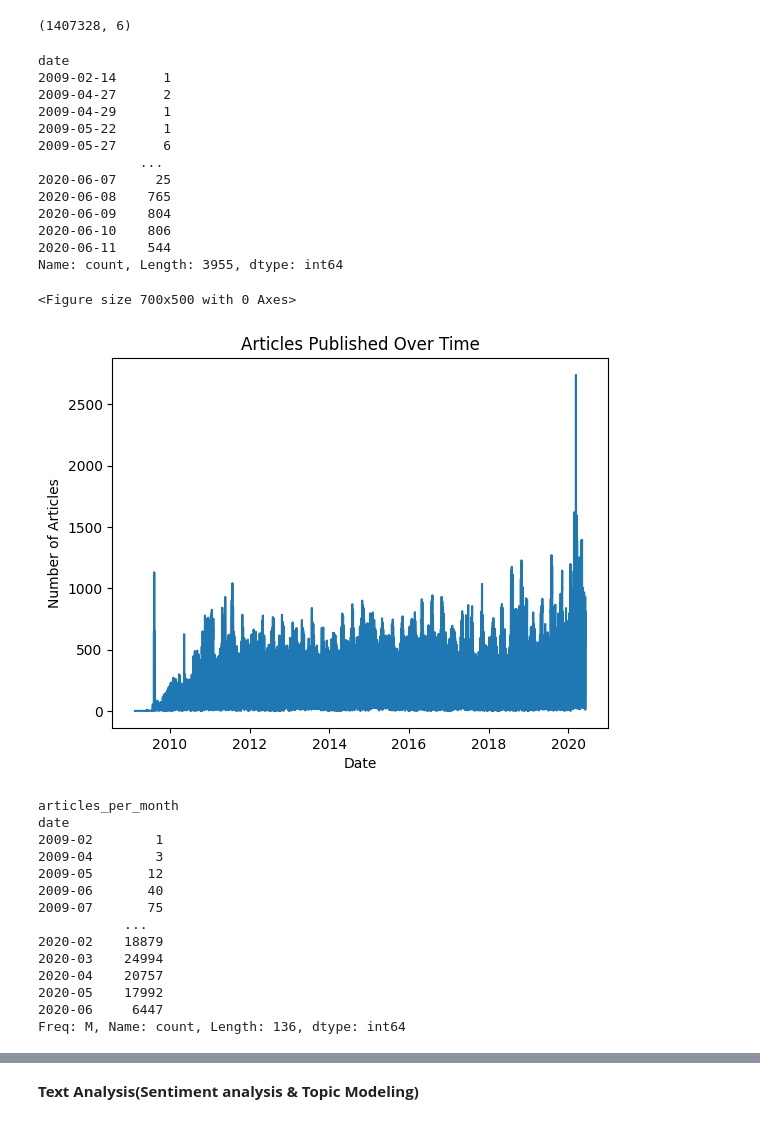
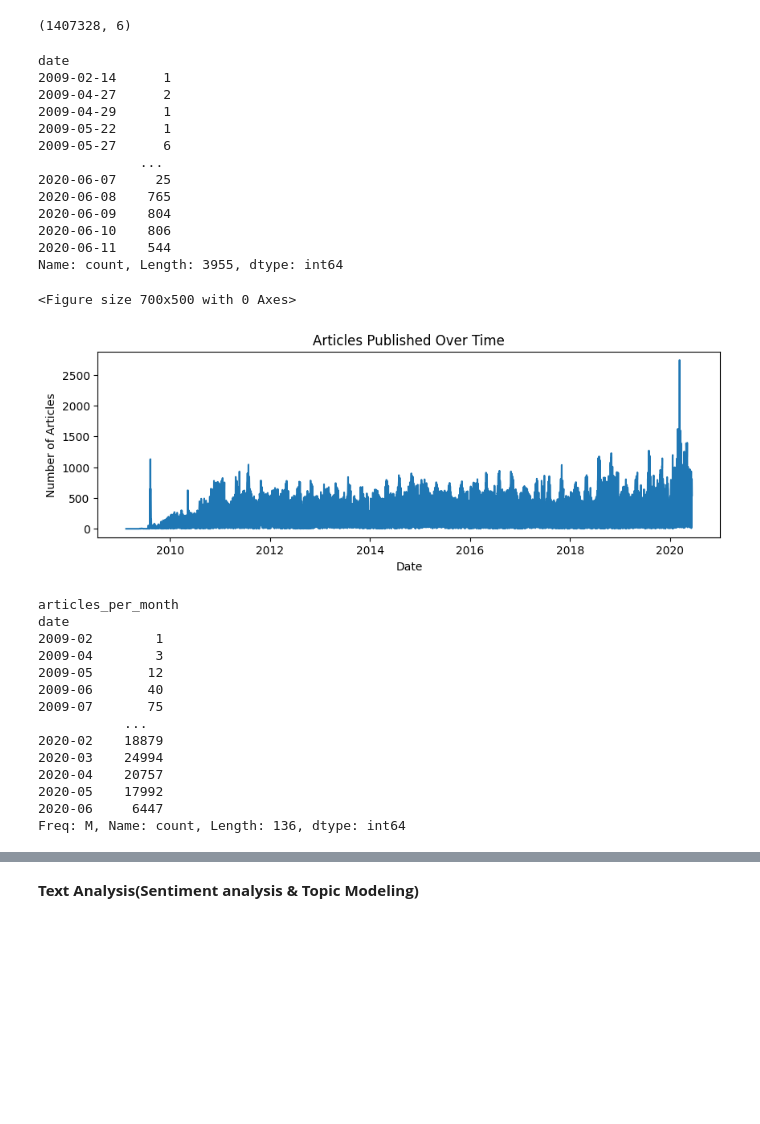
Before and after one commit to Bekyy/financial-news-data-analysis, a Jupyter notebook: notebooks/sentiment_analysis.ipynb, the cells around one changed output, grey strips where cells are left out. Cells and saved outputs as stored; diff of their text form; code cells hidden in the pictures; blank space fills up the shorter version.

```diff
--- a/notebooks/sentiment_analysis.ipynb
+++ b/notebooks/sentiment_analysis.ipynb
@@ -93,7 +93,7 @@ articles_per_day = dta_for_analysis['date'].value_counts().sort_index()
 print(articles_per_day)
 
 # Optional: Plotting the trend over time
-articles_per_day.plot(kind='line', title='Articles Published Over Time')
+articles_per_day.plot(kind='line',figsize=(10, 3), title='Articles Published Over Time')
 ax.set_xlabel('Date')
 ax.set_ylabel('Number of Articles')
 plt.show()
@@ -101,35 +101,35 @@ plt.show()
 
 # Convert the date column to datetime if it's not already
 dta_for_analysis['date'] = pd.to_datetime(dta_for_analysis['date'])
 
 # Set the date as the index
 dta_for_analysis.set_index('date', inplace=True)
 
 # Now convert the index to a period and count articles per month
 articles_per_month = dta_for_analysis.index.to_period('M').value_counts().sort_index()
 print('articles_per_month')
 print(articles_per_month)
 # Optional: Plotting the trend over time
-articles_per_month.plot(kind='line', title='Articles Published Over Time(monthly)')
+articles_per_month.plot(kind='line',figsize=(10, 3), title='Articles Published Over Time(monthly)')
 ax.set_xlabel('Date')
 ax.set_ylabel('Number of Articles')
 plt.show()
 # %% [output]
 date
 2009-02-14      1
 2009-04-27      2
 2009-04-29      1
 2009-05-22      1
 2009-05-27      6
              ...
 2020-06-07     25
 2020-06-08    765
 2020-06-09    804
 2020-06-10    806
 2020-06-11    544
 Name: count, Length: 3955, dtype: int64
 <Figure size 700x500 with 0 Axes>
-[figure, old version]
+[figure, new version]
 articles_per_month
 date
 2009-02        1
```
Also changed, not shown: parts of 7 cells of this notebook, 6 other files.
